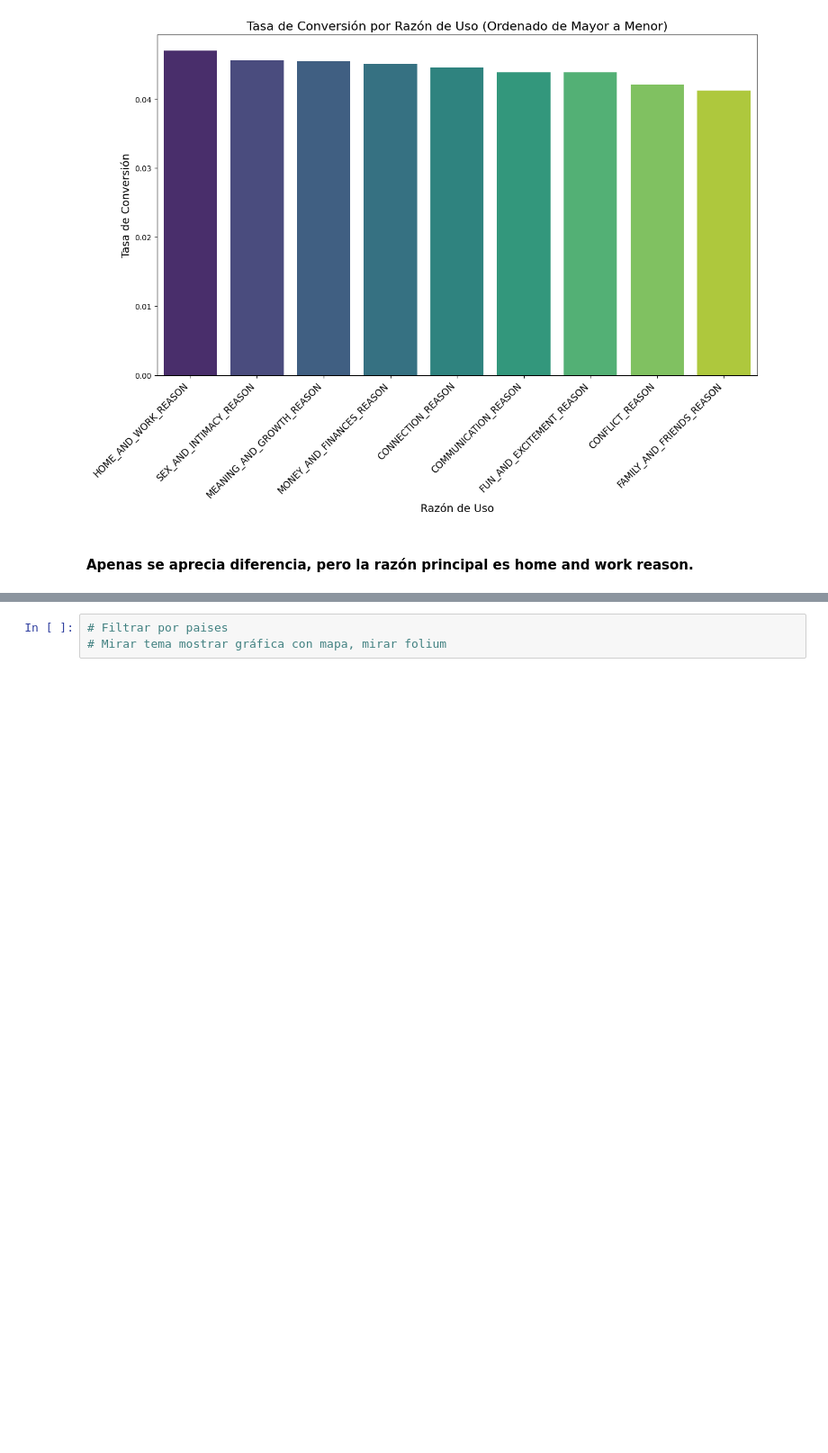
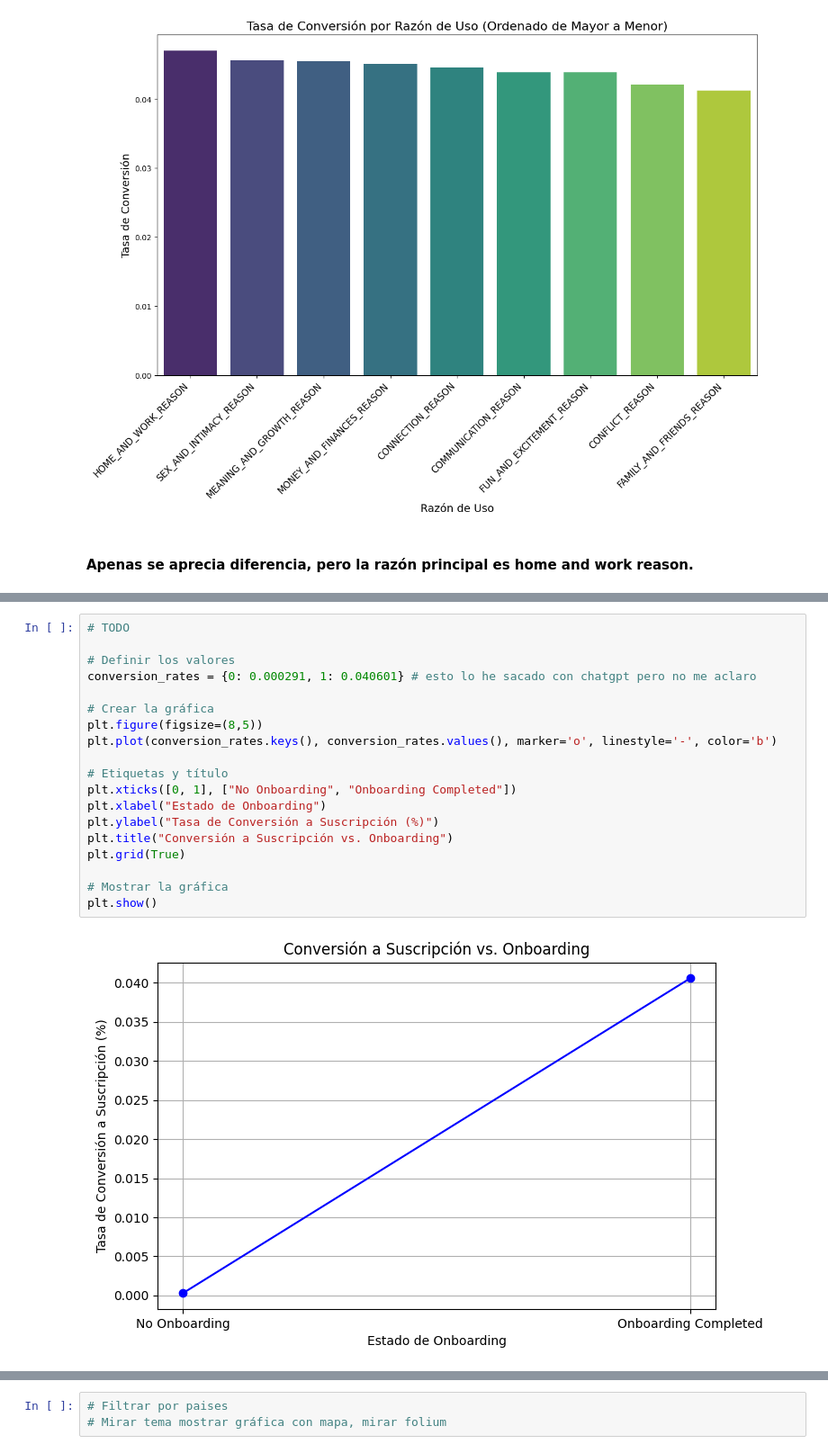
Before and after one commit to NaiSaratxaga/EDA_user-conversion-analysis, a Jupyter notebook: Notebooks/EDA_user_conversion_analysis.ipynb, the cells around one changed output, grey strips where cells are left out. Shown at 90% size. Cells and saved outputs as stored; diff of their text form; blank space fills up the shorter version.

Commit message:
Agregar análisis de conversión de usuarios en el notebook

```diff
--- a/Notebooks/EDA_user_conversion_analysis.ipynb
+++ b/Notebooks/EDA_user_conversion_analysis.ipynb
@@ -239,0 +206,21 @@ Passing `palette` without assigning `hue` is deprecated and will be removed in v
+# %%
+# TODO
+
+# Definir los valores
+conversion_rates = {0: 0.000291, 1: 0.040601} # esto lo he sacado con chatgpt pero no me aclaro
+
+# Crear la gráfica
+plt.figure(figsize=(8,5))
+plt.plot(conversion_rates.keys(), conversion_rates.values(), marker='o', linestyle='-', color='b')
+
+# Etiquetas y título
+plt.xticks([0, 1], ["No Onboarding", "Onboarding Completed"])
+plt.xlabel("Estado de Onboarding")
+plt.ylabel("Tasa de Conversión a Suscripción (%)")
+plt.title("Conversión a Suscripción vs. Onboarding")
+plt.grid(True)
+
+# Mostrar la gráfica
+plt.show()
+# %% [output]
+[figure, added]
```
Also changed, not shown: parts of 25 cells of this notebook, 2 other files.
